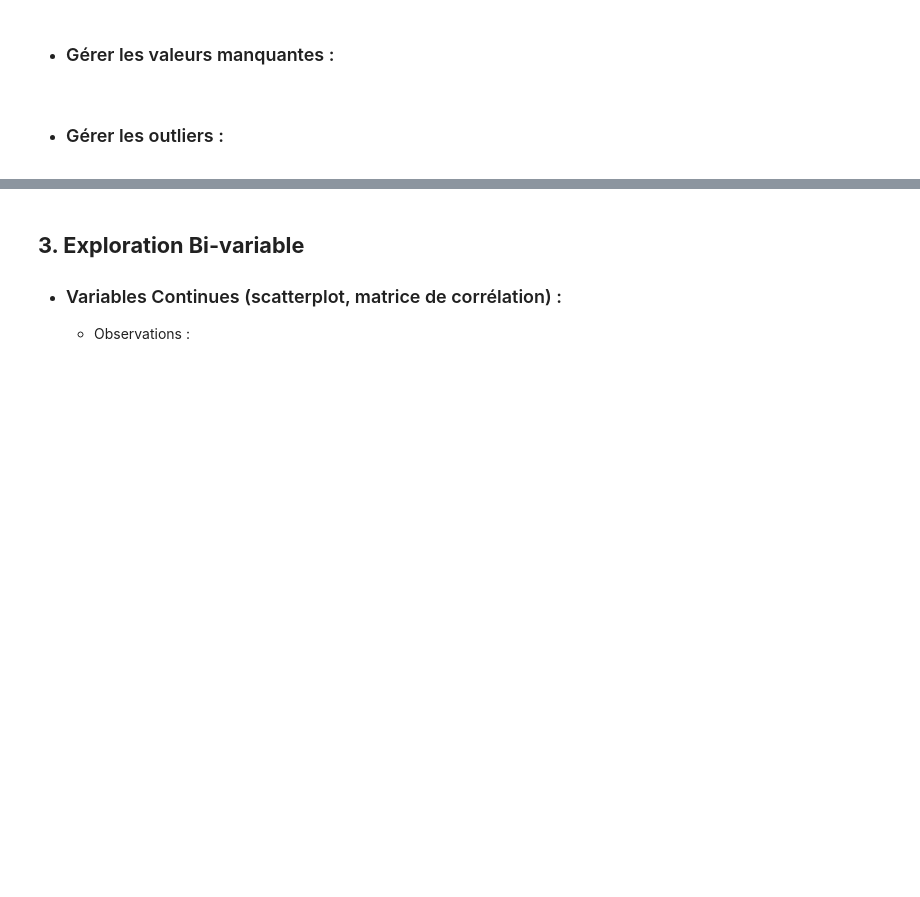
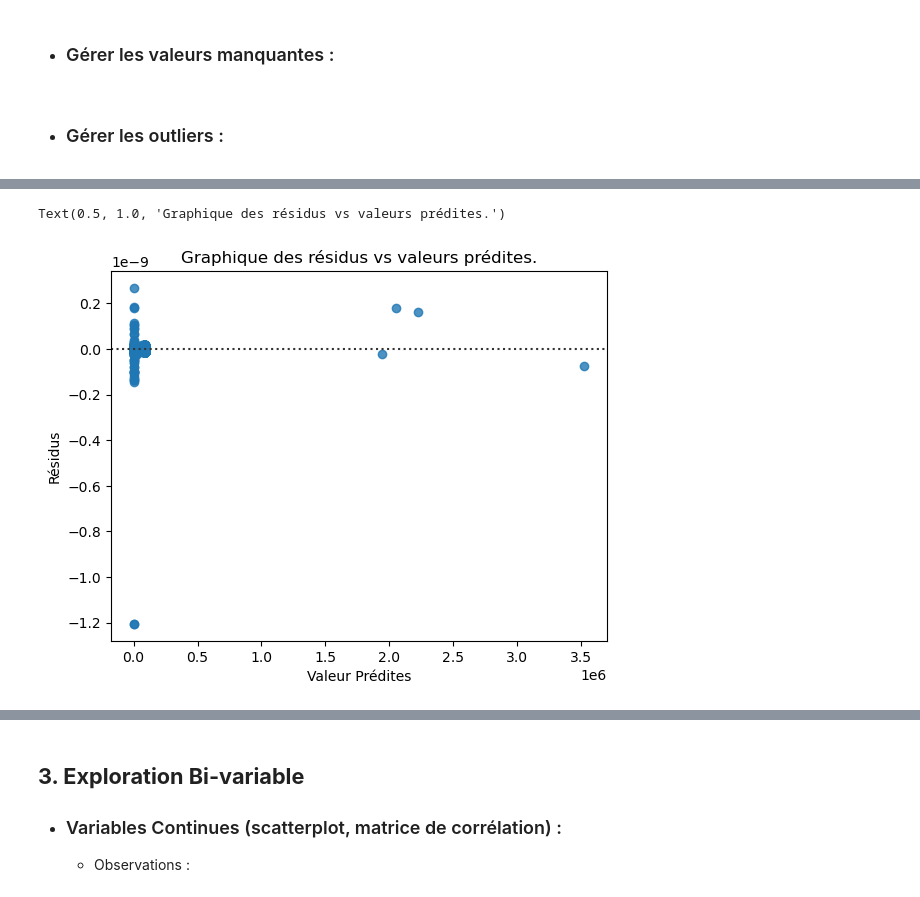
Before and after one commit to Chriishero/Programmation, a Jupyter notebook: Python/Intelligence Artificielle/Projet/New York City Taxi Trip Duration (Kaggle)/EDA.ipynb, the cells around one changed output, grey strips where cells are left out. Drawn from its saved outputs; the diff is of its cells as text; code cells hidden in the pictures; blank space fills up the shorter version.

```diff
--- a/Python/Intelligence Artificielle/Projet/New York City Taxi Trip Duration (Kaggle)/EDA.ipynb
+++ b/Python/Intelligence Artificielle/Projet/New York City Taxi Trip Duration (Kaggle)/EDA.ipynb
@@ -230,0 +250,7 @@ Name: count, dtype: int64
+# %%
+continuous_features = df.select_dtypes(include="float32").columns
+
+skewness = df[continuous_features].skew().sort_values(ascending=False)
+kurtosis = df[continuous_features].kurt().sort_values(ascending=False)
+coef_var = df[continuous_features].std() / df[continuous_features].mean()
+print(continuous_features)
@@ -230,0 +326,8 @@ Name: count, dtype: int64
+# %%
+sns.residplot(x=y_pred, y=residuals, lowess=False, line_kws={"color": "red"}) # lowess : ajoute une courbe de régression lisse
+plt.xlabel("Valeur Prédites")
+plt.ylabel("Résidus")
+plt.title("Graphique des résidus vs valeurs prédites.")
+# %% [output]
+Text(0.5, 1.0, 'Graphique des résidus vs valeurs prédites.')
+[figure, added]
```
Also changed, not shown: parts of 20 cells of this notebook, 1 other file.
